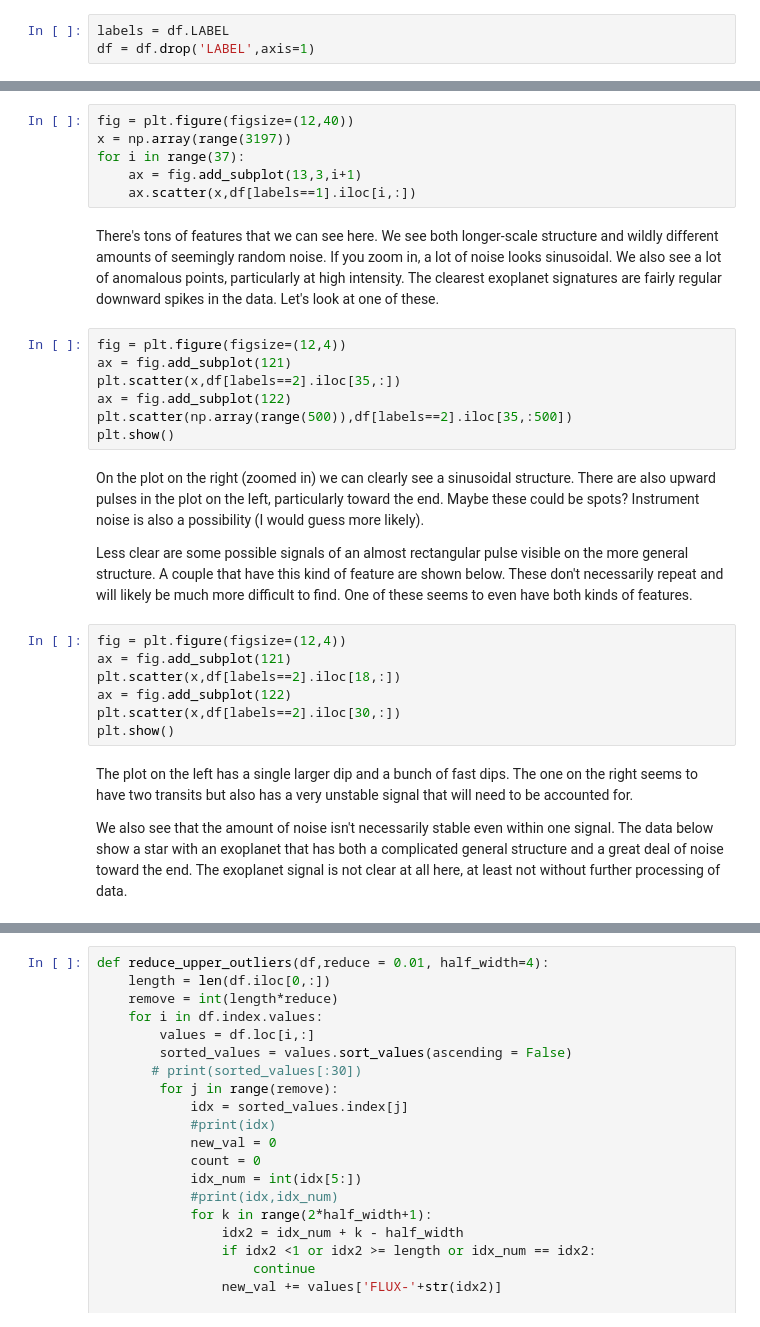
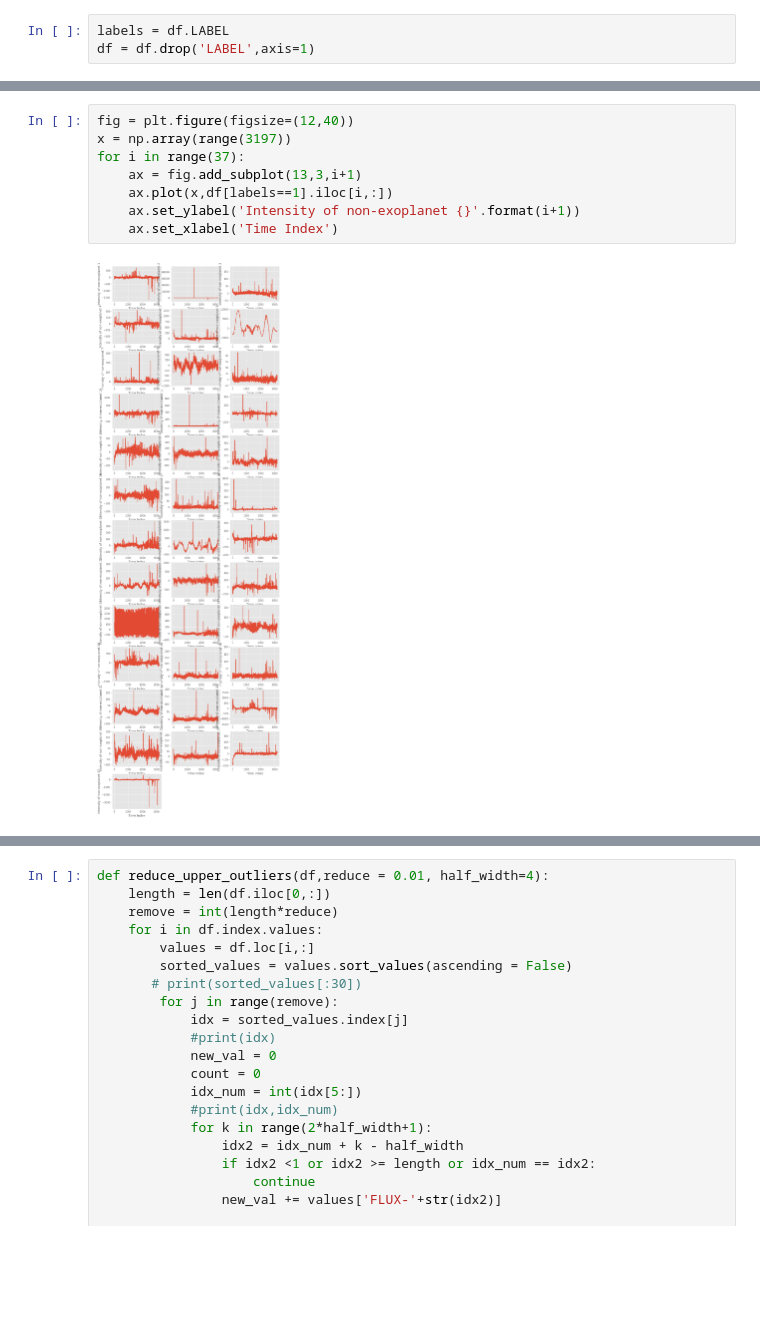
Before and after one commit to adithyahosapate/Exoplanet-Detection, a Jupyter notebook: visualizations.ipynb, the cells around one changed output, grey strips where cells are left out. Cells and saved outputs as stored; diff of their text form; blank space fills up the shorter version.

```diff
--- a/visualizations.ipynb
+++ b/visualizations.ipynb
@@ -146,30 +153,10 @@ for i in range(37):
 # %%
 fig = plt.figure(figsize=(12,40))
 x = np.array(range(3197))
 for i in range(37):
     ax = fig.add_subplot(13,3,i+1)
-    ax.scatter(x,df[labels==1].iloc[i,:])
+    ax.plot(x,df[labels==1].iloc[i,:])
+    ax.set_ylabel('Intensity of non-exoplanet {}'.format(i+1))
+    ax.set_xlabel('Time Index')
+# %% [output]
+[figure, added]
-# %% [markdown]
-There's tons of features that we can see here. We see both longer-scale structure and wildly different amounts of seemingly random noise. If you zoom in, a lot of noise looks sinusoidal. We also see a lot of anomalous points, particularly at high intensity. The clearest exoplanet signatures are fairly regular downward spikes in the data. Let's look at one of these.
-# %%
-fig = plt.figure(figsize=(12,4))
-ax = fig.add_subplot(121)
-plt.scatter(x,df[labels==2].iloc[35,:])
-ax = fig.add_subplot(122)
-plt.scatter(np.array(range(500)),df[labels==2].iloc[35,:500])
-plt.show()
-# %% [markdown]
-On the plot on the right (zoomed in) we can clearly see a sinusoidal structure. There are also upward pulses in the plot on the left, particularly toward the end. Maybe these could be spots? Instrument noise is also a possibility (I would guess more likely).
-
-Less clear are some possible signals of an almost rectangular pulse visible on the more general structure. A couple that have this kind of feature are shown below. These don't necessarily repeat and will likely be much more difficult to find. One of these seems to even have both kinds of features.
-# %%
-fig = plt.figure(figsize=(12,4))
-ax = fig.add_subplot(121)
-plt.scatter(x,df[labels==2].iloc[18,:])
-ax = fig.add_subplot(122)
-plt.scatter(x,df[labels==2].iloc[30,:])
-plt.show()
-# %% [markdown]
-The plot on the left has a single larger dip and a bunch of fast dips. The one on the right seems to have two transits but also has a very unstable signal that will need to be accounted for.
-
-We also see that the amount of noise isn't necessarily stable even within one signal. The data below show a star with an exoplanet that has both a complicated general structure and a great deal of noise toward the end. The exoplanet signal is not clear at all here, at least not without further processing of data.
```
Also changed, not shown: parts of 40 cells of this notebook, 2 other files.
